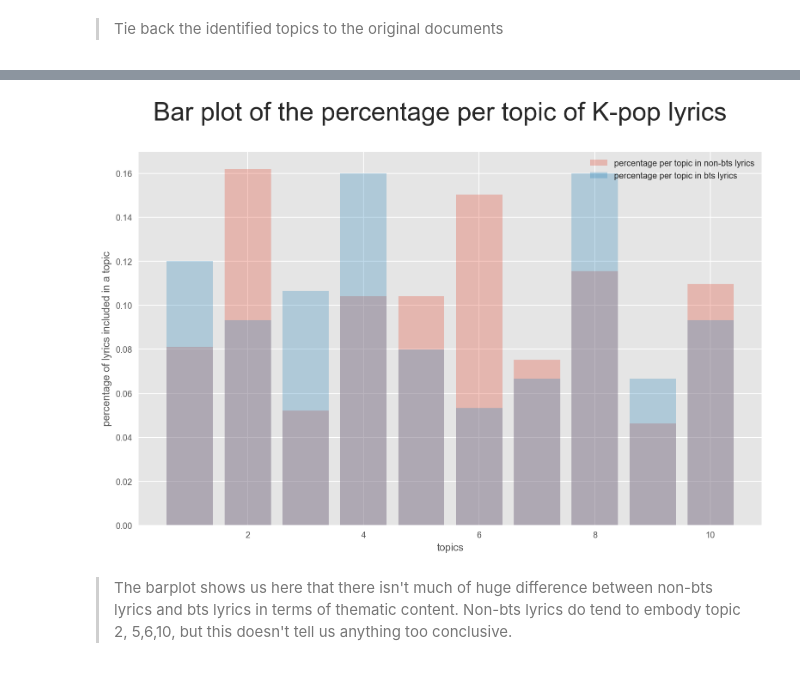
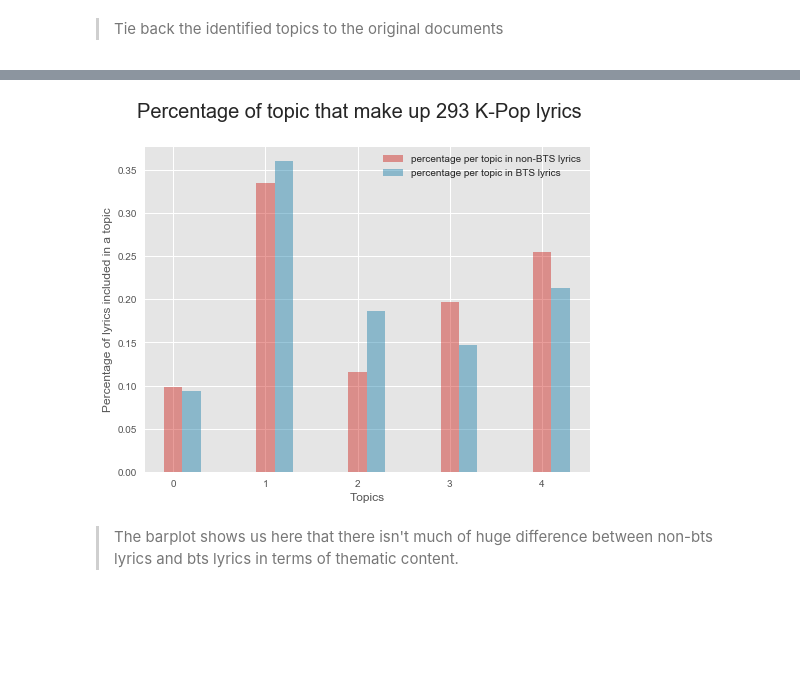
Before and after one commit to haebichan/kpopclassifier, a Jupyter notebook: KpopClassifier.ipynb, the cells around one changed output, grey strips where cells are left out. Cells and saved outputs as stored; diff of their text form; code cells hidden in the pictures; blank space fills up the shorter version.

```diff
--- a/KpopClassifier.ipynb
+++ b/KpopClassifier.ipynb
@@ -575,12 +645,10 @@ text_corpus = [re.sub("\'", "", doc) for doc in text_corpus] #removing single qu
 
 warnings.simplefilter("ignore", DeprecationWarning)
 
-def doc_to_words(sentences):
-    for sentence in sentences:
-        yield(gensim.utils.simple_preprocess(str(sentence), deacc=True))
+words = list(doc_to_words(filtered_text))
 
-words = list(doc_to_words(text_corpus))
-
+def remove_stopwords(text):
+    return [[word for word in gensim.utils.simple_preprocess(str(doc)) if word not in stop_words] for doc in filtered_text]
 
 
 # Removing stopwords
@@ -589,18 +657,13 @@ from nltk.corpus import stopwords
 stop_words = stopwords.words('english')
 stop_words.extend(['from', 'subject', 're', 'edu', 'use'])
 
-def remove_stopwords(text):
-    return [[word for word in gensim.utils.simple_preprocess(str(doc)) if word not in stop_words] for doc in text_corpus]
-
 words = remove_stopwords(words)
-
 
 
 # lemmatizing words
 
-nlp = spacy.load('en_core_web_sm', disable=['parser', 'ner'])
+def lemmatization(texts, allowed_postags=['NOUN', 'ADJ', 'VERB', 'ADV']):
 
-def lemmatization(texts, allowed_postags=['NOUN', 'ADJ', 'VERB', 'ADV']):
     texts_out = []
     for idx, sent in enumerate(texts):
         if (idx) % 500 == 0:
@@ -609,6 +672,7 @@ def lemmatization(texts, allowed_postags=['NOUN', 'ADJ', 'VERB', 'ADV']):
         texts_out.append([token.lemma_ for token in doc if token.pos_ in allowed_postags])
     return texts_out
 
+nlp = spacy.load('en_core_web_sm', disable=['parser', 'ner'])
 data_lemmatized = lemmatization(words, allowed_postags=['NOUN', 'ADJ', 'VERB', 'ADV'])
 # %% [output]
 0 documents lemmatised
@@ -624,6 +688,6 @@ corpus = [id2word.doc2bow(text) for text in data_lemmatized]
 # Build LDA model
 lda_model = gensim.models.ldamodel.LdaModel(corpus=corpus,
                                            id2word=id2word,
-                                           num_topics=10,
+                                           num_topics=5,
                                            per_word_topics=True)
 # %%
@@ -721,3 +727,5 @@ df_topic_sents_keywords = format_topics_sentences()
+# %%
+df_topic_sents_keywords = format_topics_sentences(ldamodel=lda_model, corpus=corpus, texts=text_corpus)
 # %% [markdown]
 >Tie back the identified topics to the original documents
 # %%
@@ -731,7 +791,7 @@ df_topic_sents_keywords[:3]
 # %%
 # Merge the dataframes together to get our target for each lyrics. The target will be used to see if BTS lyrics are actually unique.
 
-df_topic_sents_keywords['name'] = df.name
+df_topic_sents_keywords['name'] = all_lyrics.name
 kpop_df = kpop_df.rename(columns = {'song_name_formatted':'name'})
 merged_df = pd.merge(kpop_df, df_topic_sents_keywords, on = 'name')
 
@@ -751,14 +811,21 @@ pd.crosstab(merged_df.target, merged_df.Dominant_Topic)
 non_bts_crosstab_normalized = pd.crosstab(merged_df.target, merged_df.Dominant_Topic).loc[0] / sum(pd.crosstab(merged_df.target, merged_df.Dominant_Topic).loc[0].values)
 bts_crosstab_normalized = pd.crosstab(merged_df.target, merged_df.Dominant_Topic).loc[1] / sum(pd.crosstab(merged_df.target, merged_df.Dominant_Topic).loc[1].values)
 # %%
-bar(non_bts_crosstab_normalized.index, non_bts_crosstab_normalized.values, alpha = 0.3, label = 'percentage per topic in non-bts lyrics');
-bar(bts_crosstab_normalized.index, bts_crosstab_normalized.values, alpha= 0.3, label = 'percentage per topic in bts lyrics');
-xlabel('topics')
-ylabel('percentage of lyrics included in a topic')
-legend()
+style.use('ggplot')
+fig = plt.figure(figsize=(8,6))
+ax = fig.add_subplot(111)
+ind = np.arange(5)
+width = 0.20
 
-suptitle('Bar plot of the percentage per topic of K-pop lyrics', size = 30);
+
+bar1 = ax.bar(ind, non_bts_crosstab_normalized.values, width, color = 'r', alpha = 0.4, label = 'percentage per topic in non-BTS lyrics')
+bar2 = ax.bar(ind+width, bts_crosstab_normalized.values, width, color = 'b', alpha = 0.4, label = 'percentage per topic in BTS lyrics')
+
+xlabel('Topics')
+ylabel('Percentage of lyrics included in a topic')
+legend();
+suptitle('Percentage of topic that make up 293 K-Pop lyrics', size = 20);
 # %% [output]
-[figure, old version]
+[figure, new version]
 # %% [markdown]
->The barplot shows us here that there isn't much of huge difference between non-bts lyrics and bts lyrics in terms of thematic content. Non-bts lyrics do tend to embody topic 2, 5,6,10, but this doesn't tell us anything too conclusive.
+>The barplot shows us here that there isn't much of huge difference between non-bts lyrics and bts lyrics in terms of thematic content.
```
Also changed, not shown: parts of 60 cells of this notebook, 19 other files.
